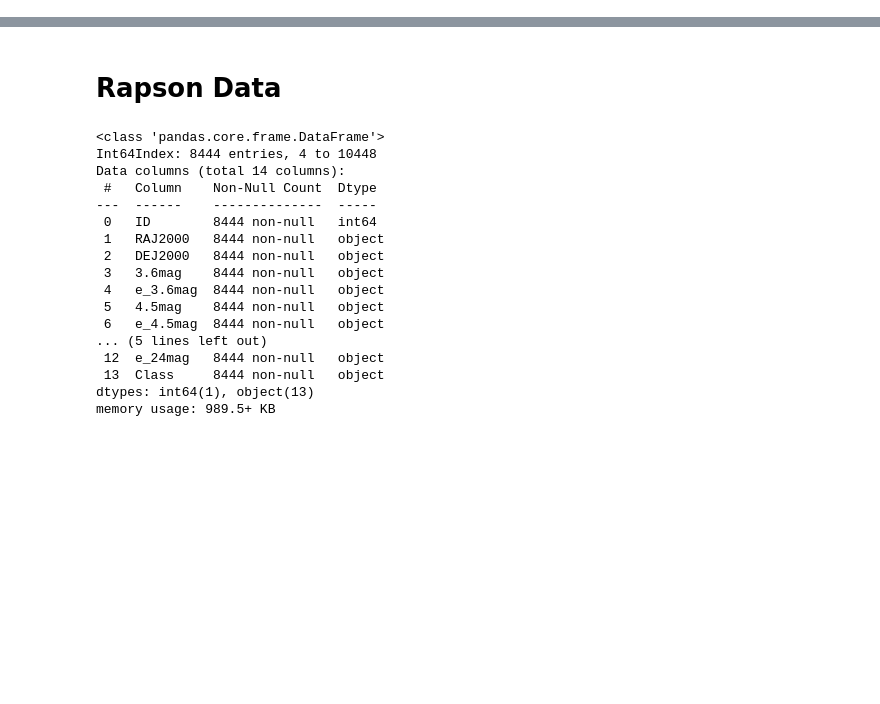
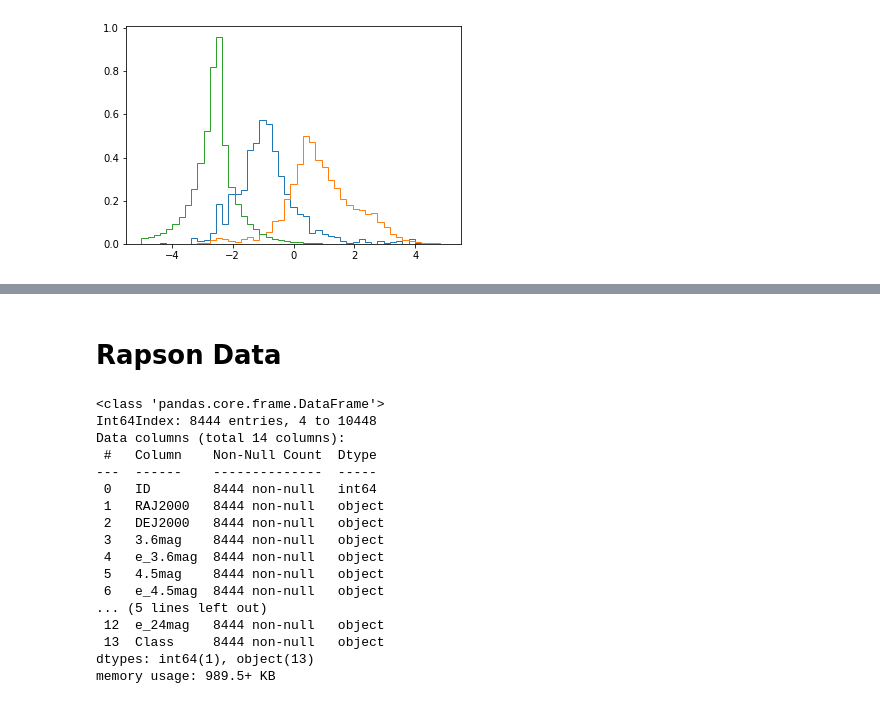
Before and after one commit to bcrompvoets/Random, a Jupyter notebook: Phase_3_1__IRAC_Only_Classification/Notebooks/Data_Preparation.ipynb, the cells around one changed output, grey strips where cells are left out. Cells and saved outputs as stored; diff of their text form; code cells hidden in the pictures; blank space fills up the shorter version.

Commit message:
Fixing mags, checking histograms

```diff
--- a/Phase_3_1__IRAC_Only_Classification/Notebooks/Data_Preparation.ipynb
+++ b/Phase_3_1__IRAC_Only_Classification/Notebooks/Data_Preparation.ipynb
@@ -155,0 +161,23 @@ np.save("../Data_and_Results/c2d_Targets_CORES_Valid.npy",c2d_IRAC_NEW[["Target"
+# %%
+import matplotlib.pyplot as plt
+bins= np.linspace(-5,5,20)
+
+c2d_tar = c2d_IRAC_NEW[["Target"]].values.astype(int)
+c2d_inp = c2d_IRAC_NEW[["ir1_flux_c","ir1_d_flux_c","ir2_flux_c","ir2_d_flux_c","ir3_flux_c","ir3_d_flux_c","ir4_flux_c","ir4_d_flux_c","alpha"]].values.astype(float)
+EG = np.where(c2d_tar==1)[0]
+alphasEG = c2d_inp[EG].transpose()[8]
+
+YSO = np.where(c2d_tar==0)[0]
+alphasYS = c2d_inp[YSO].transpose()[8]
+
+ST = np.where(c2d_tar==2)[0]
+alphasST = c2d_inp[ST].transpose()[8]
+
+bins= np.linspace(-5,5,50)
+plt.hist(alphasYS,bins,histtype='step',label='YSO',density=True)
+plt.hist(alphasEG,bins,histtype='step',label='EG',density=True)
+plt.hist(alphasST,bins,histtype='step',label='Stars',density=True)
+
+plt.show()
+# %% [output]
+[figure, added]
```
Also changed, not shown: parts of 13 cells of this notebook, 6 other files.
